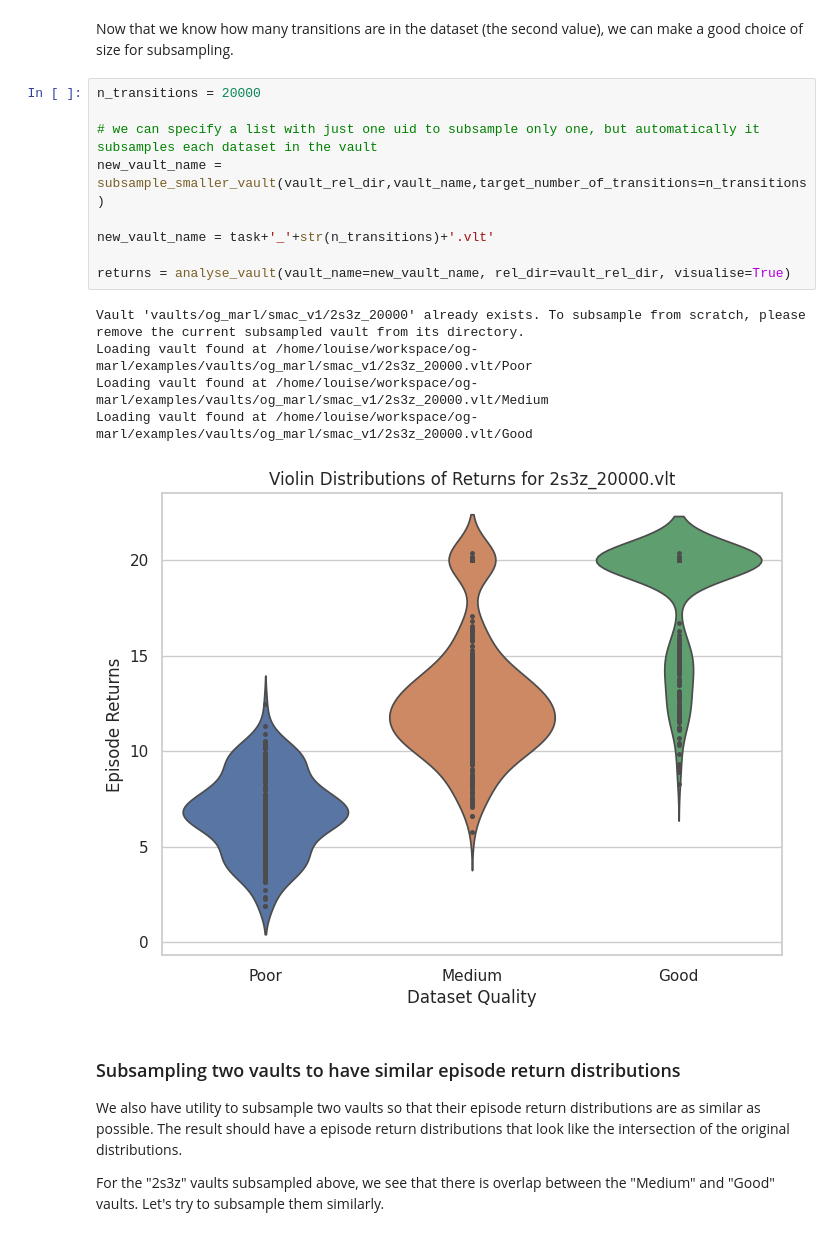
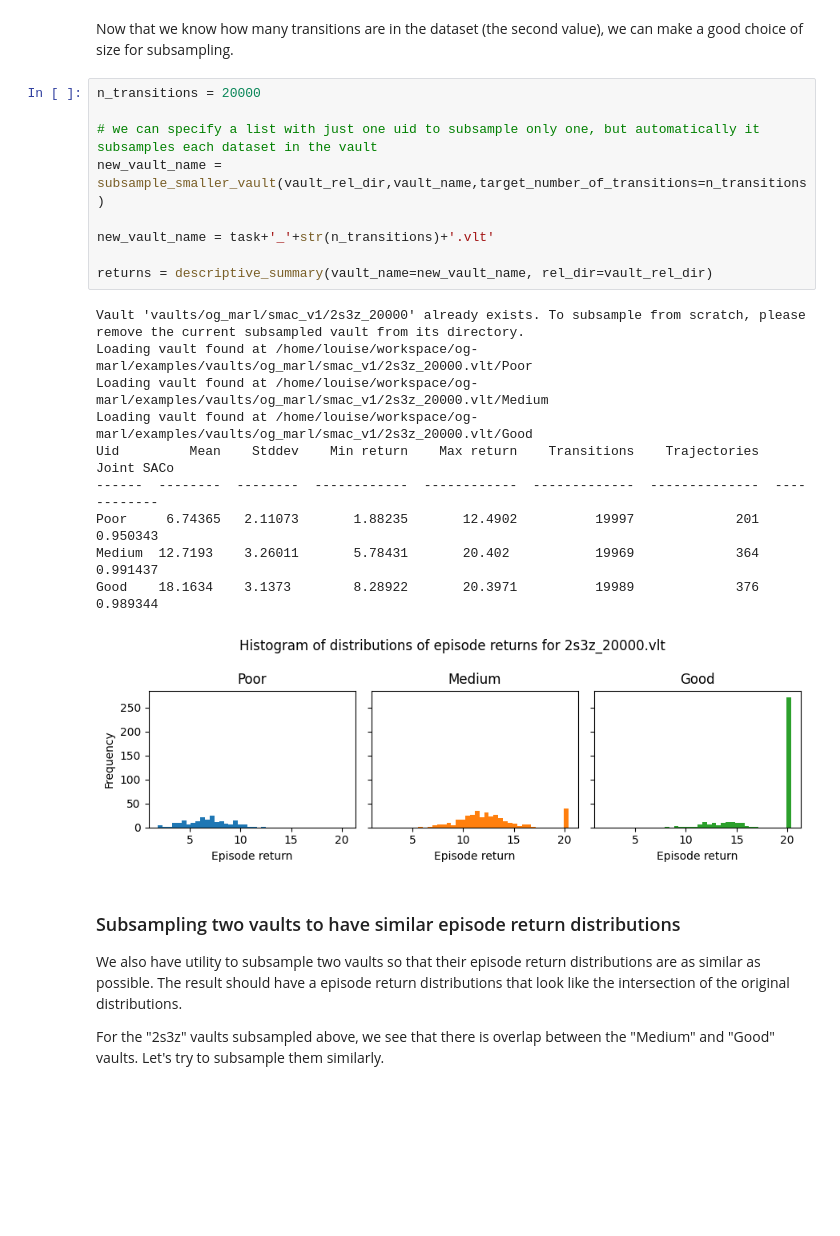
Before and after one commit to instadeepai/og-marl, a Jupyter notebook: examples/dataset_analysis_demo.ipynb, the cells around one changed output. Cells and saved outputs as stored; diff of their text form; blank space fills up the shorter version.

Commit message:
Separated out changes: made function for describing structure, episode return and SACo, and then a summary.

```diff
--- a/examples/dataset_analysis_demo.ipynb
+++ b/examples/dataset_analysis_demo.ipynb
@@ -91,18 +96,23 @@ Now that we know how many transitions are in the dataset (the second value), we
 # %%
 n_transitions = 20000
 
 # we can specify a list with just one uid to subsample only one, but automatically it subsamples each dataset in the vault
 new_vault_name = subsample_smaller_vault(vault_rel_dir,vault_name,target_number_of_transitions=n_transitions)
 
 new_vault_name = task+'_'+str(n_transitions)+'.vlt'
 
-returns = analyse_vault(vault_name=new_vault_name, rel_dir=vault_rel_dir, visualise=True)
+returns = descriptive_summary(vault_name=new_vault_name, rel_dir=vault_rel_dir)
 # %% [output]
 Vault 'vaults/og_marl/smac_v1/2s3z_20000' already exists. To subsample from scratch, please remove the current subsampled vault from its directory.
 Loading vault found at /home/louise/workspace/og-marl/examples/vaults/og_marl/smac_v1/2s3z_20000.vlt/Poor
 Loading vault found at /home/louise/workspace/og-marl/examples/vaults/og_marl/smac_v1/2s3z_20000.vlt/Medium
 Loading vault found at /home/louise/workspace/og-marl/examples/vaults/og_marl/smac_v1/2s3z_20000.vlt/Good
+Uid         Mean    Stddev    Min return    Max return    Transitions    Trajectories    Joint SACo
+------  --------  --------  ------------  ------------  -------------  --------------  ------------
+Poor     6.74365   2.11073       1.88235       12.4902          19997             201      0.950343
+Medium  12.7193    3.26011       5.78431       20.402           19969             364      0.991437
+Good    18.1634    3.1373        8.28922       20.3971          19989             376      0.989344
-[figure, old version]
+[figure, new version]
 # %% [markdown]
 ### Subsampling two vaults to have similar episode return  distributions
 
```
Also changed, not shown: parts of 9 cells of this notebook, 1 other file.
